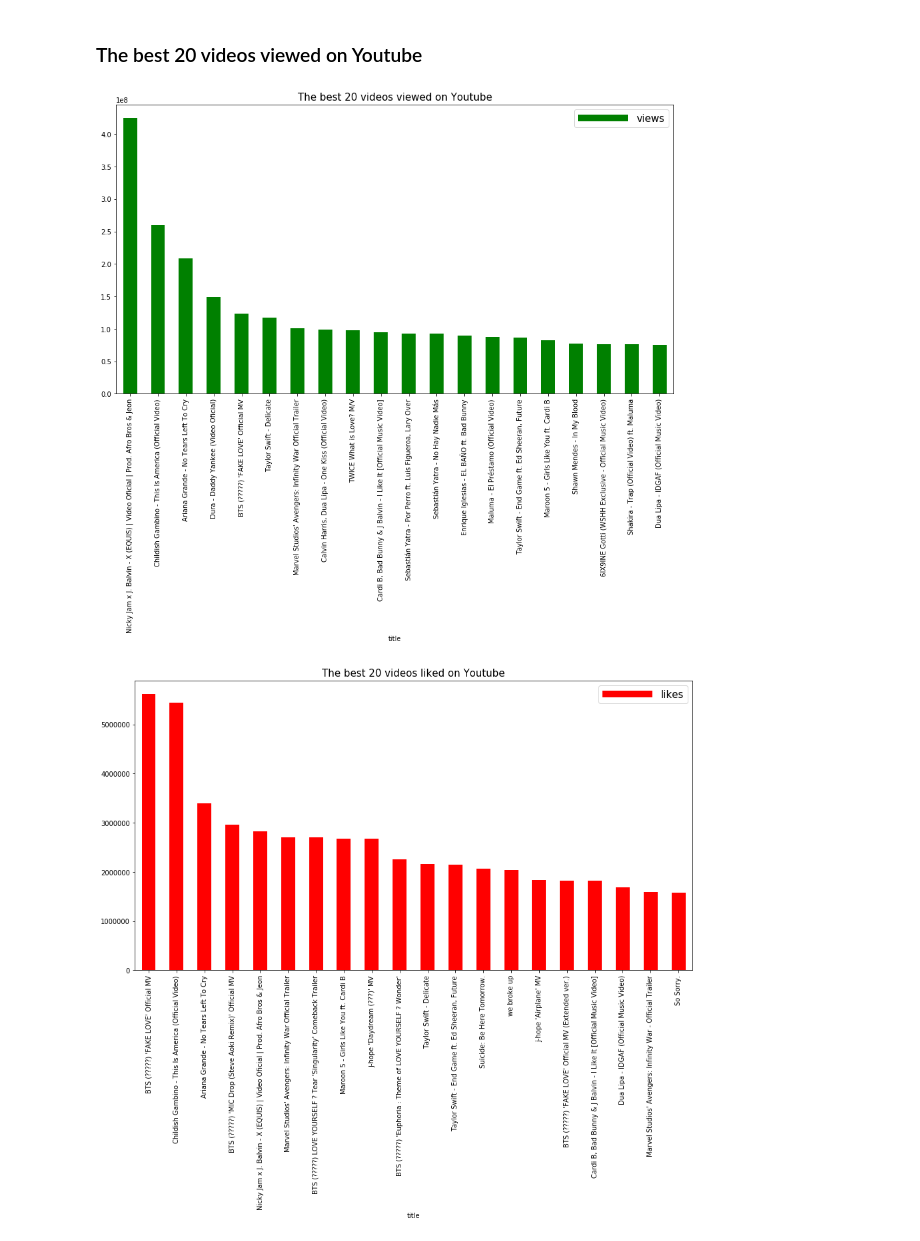
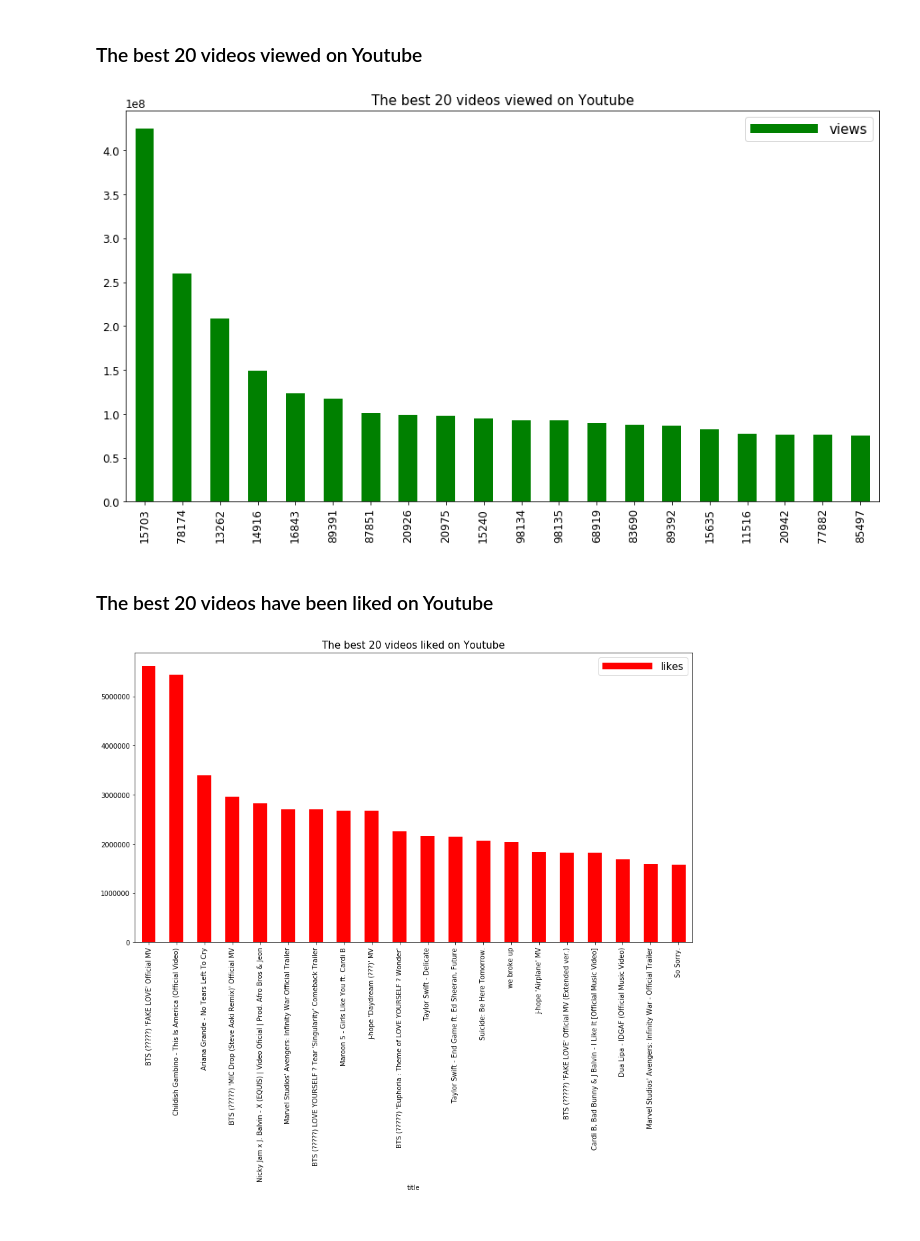
Before and after one commit to emami06/TrendingVideoYouTube, a Jupyter notebook: YouTube+EDA.ipynb, the cells around one changed output. Cells and saved outputs as stored; diff of their text form; code cells hidden in the pictures.

```diff
--- a/YouTube+EDA.ipynb
+++ b/YouTube+EDA.ipynb
@@ -207,14 +239,16 @@ plt.show()
 # %% [markdown]
 ### The best 20 videos viewed on Youtube
 # %%
-list = data[["title","views"]].sort_values(by="views",ascending=True).drop_duplicates("title",keep="last")
+list = data[["title","views"]].sort_values(by="views",ascending=True)
 
-list.sort_values(by="views",ascending=False).set_index("title").head(20).plot.bar(figsize=(15,8), color = 'g')
+list.sort_values(by="views",ascending=False).head(20).plot.bar(figsize=(15,8), color = 'g')
 plt.title("The best 20 videos viewed on Youtube", fontsize=15)
 plt.legend(handlelength=5, fontsize  = 15)
 plt.show()
 # %% [output]
-[figure, old version]
+[figure, new version]
+# %% [markdown]
+### The best 20 videos have been liked on Youtube
 # %%
 list = data[["title","likes"]].sort_values(by="likes",ascending=True)
 
```
Also changed, not shown: parts of 21 cells of this notebook.
